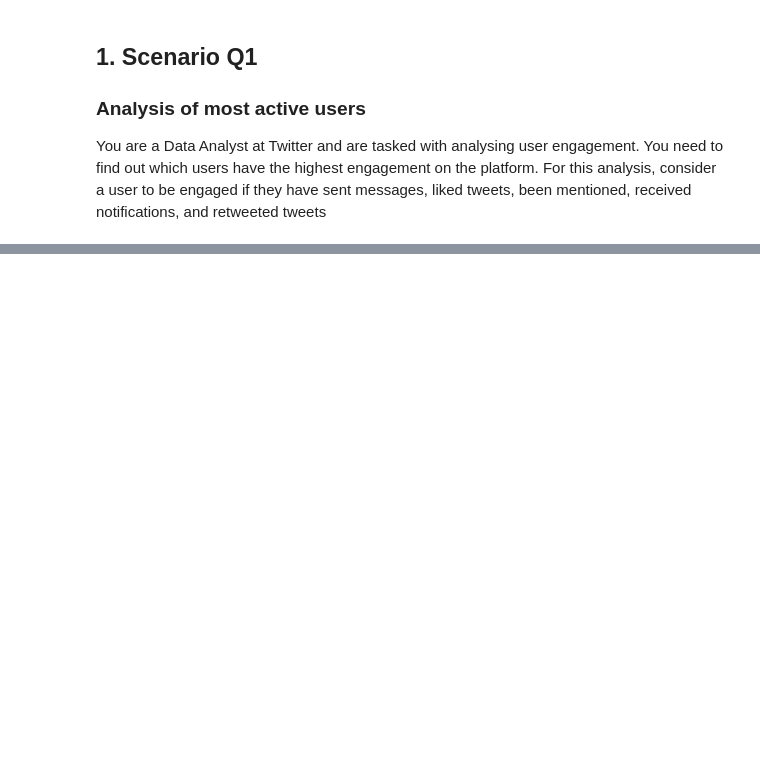
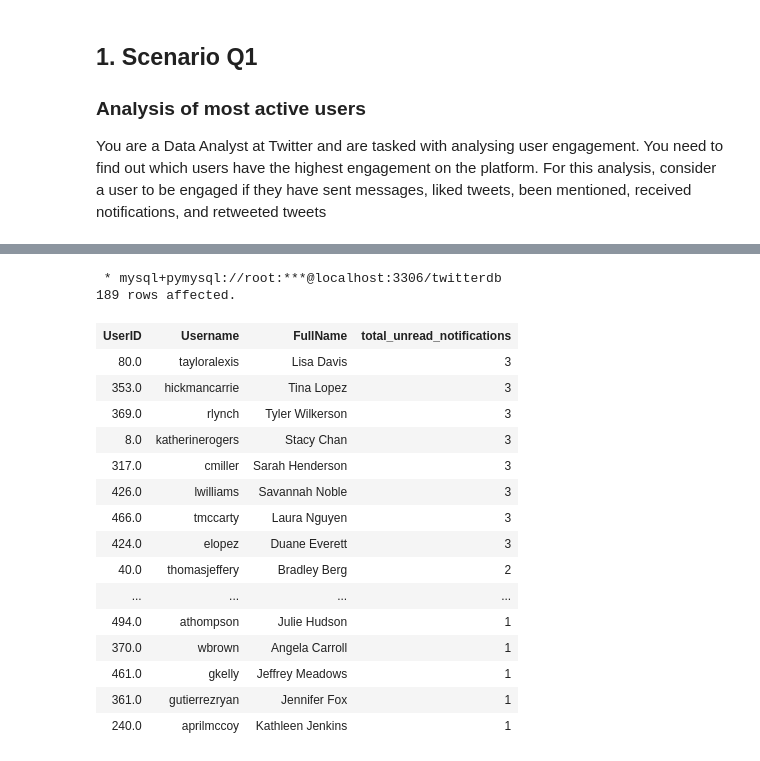
Before and after one commit to Ronald116/Data-Analysis-Projects, a Jupyter notebook: SQL/twitter_project/solution_analysis.ipynb, the cells around one changed output, grey strips where cells are left out. Drawn from its saved outputs; the diff is of its cells as text; code cells hidden in the pictures; blank space fills up the shorter version.

```diff
--- a/SQL/twitter_project/solution_analysis.ipynb
+++ b/SQL/twitter_project/solution_analysis.ipynb
@@ -61,0 +103,35 @@ LIMIT 5;
+# %%
+%%sql
+
+SELECT
+    u.UserID, u.Username, u.FullName,
+    COUNT(n.IsRead) AS total_unread_notifications
+FROM
+    users u
+INNER JOIN notifications n
+ON u.UserID = n.UserID
+WHERE
+    n.IsRead = 0
+GROUP BY
+    u.UserID
+ORDER BY
+    total_unread_notifications DESC;
+# %% [output]
+ * mysql+pymysql://root:***@localhost:3306/twitterdb
+189 rows affected.
+| UserID | Username | FullName | total_unread_notifications |
+| 80.0 | tayloralexis | Lisa Davis | 3 |
+| 353.0 | hickmancarrie | Tina Lopez | 3 |
+| 369.0 | rlynch | Tyler Wilkerson | 3 |
+| 8.0 | katherinerogers | Stacy Chan | 3 |
+| 317.0 | cmiller | Sarah Henderson | 3 |
+| 426.0 | lwilliams | Savannah Noble | 3 |
+| 466.0 | tmccarty | Laura Nguyen | 3 |
+| 424.0 | elopez | Duane Everett | 3 |
+| 40.0 | thomasjeffery | Bradley Berg | 2 |
+| ... | ... | ... | ... |
+| 494.0 | athompson | Julie Hudson | 1 |
+| 370.0 | wbrown | Angela Carroll | 1 |
+| 461.0 | gkelly | Jeffrey Meadows | 1 |
+| 361.0 | gutierrezryan | Jennifer Fox | 1 |
+| 240.0 | aprilmccoy | Kathleen Jenkins | 1 |
```
Also changed, not shown: parts of 4 cells of this notebook.
